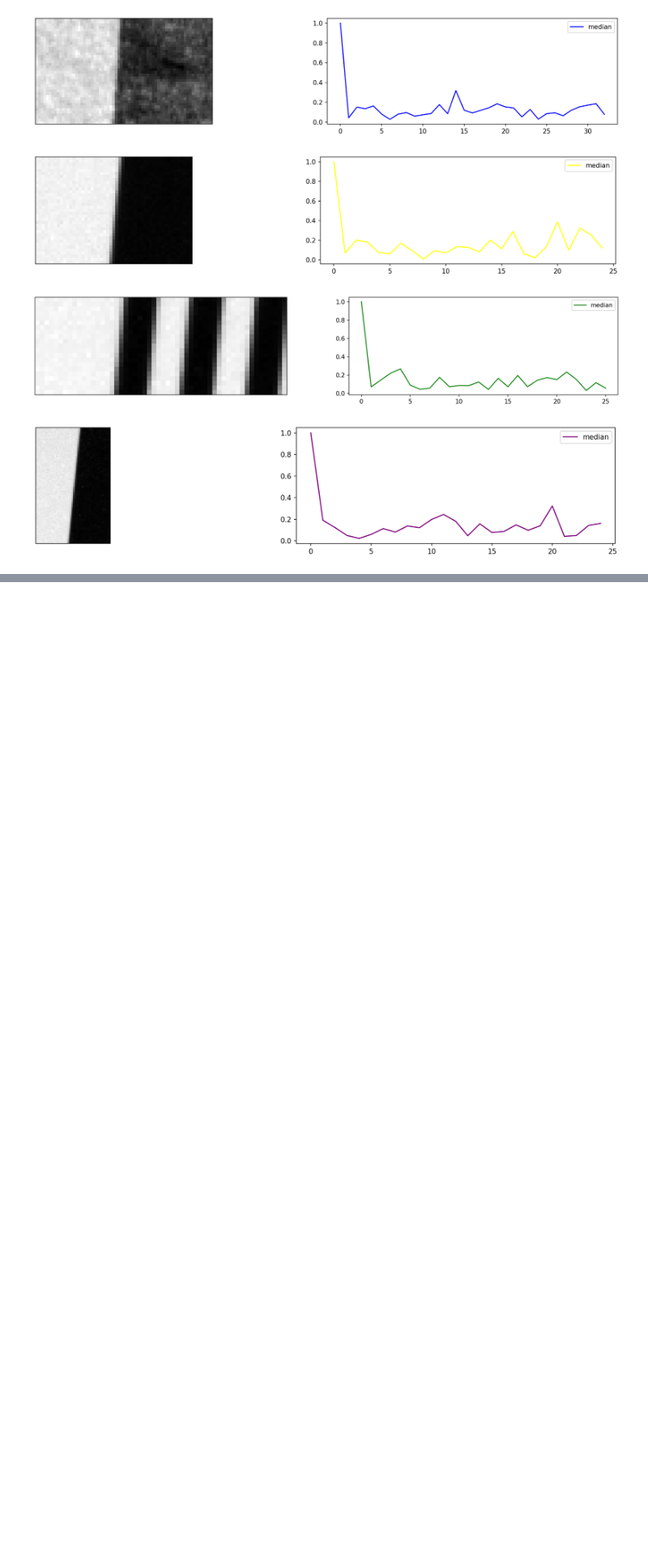
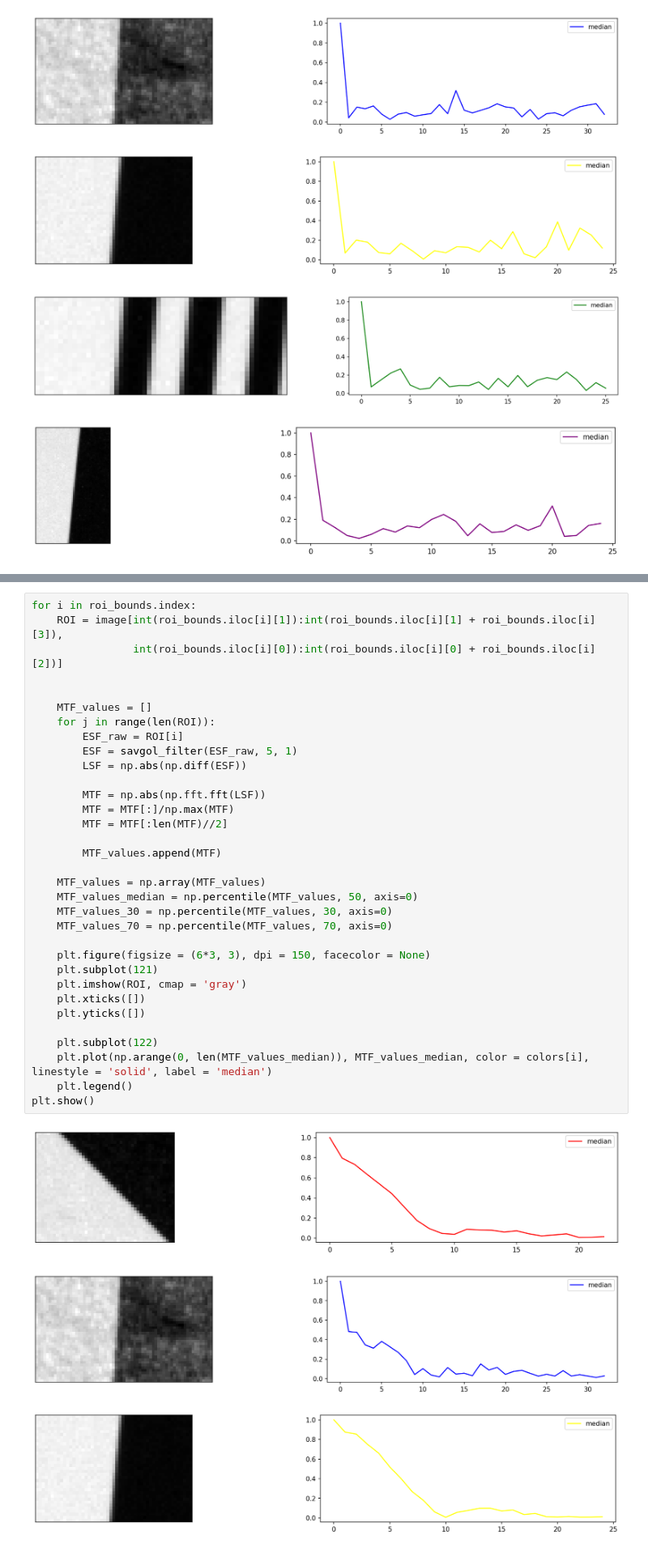
Before and after one commit to kennethmleo/Physics301-Optical-Payload-Characterization, a Jupyter notebook: Activity 02 - Contrast and Modulation Transfer Function/Activity 02_Constant_MTF.ipynb, the cells around one changed output, grey strips where cells are left out. Shown at 81% size. Cells and saved outputs as stored; diff of their text form; blank space fills up the shorter version.

Commit message:
updated activity 2 with filtered signal

```diff
--- a/Activity 02 - Contrast and Modulation Transfer Function/Activity 02_Constant_MTF.ipynb
+++ b/Activity 02 - Contrast and Modulation Transfer Function/Activity 02_Constant_MTF.ipynb
@@ -62,0 +66,37 @@ plt.show()
+# %%
+for i in roi_bounds.index:
+    ROI = image[int(roi_bounds.iloc[i][1]):int(roi_bounds.iloc[i][1] + roi_bounds.iloc[i][3]),
+                int(roi_bounds.iloc[i][0]):int(roi_bounds.iloc[i][0] + roi_bounds.iloc[i][2])]
+
+
+    MTF_values = []
+    for j in range(len(ROI)):
+        ESF_raw = ROI[i]
+        ESF = savgol_filter(ESF_raw, 5, 1)
+        LSF = np.abs(np.diff(ESF))
+
+        MTF = np.abs(np.fft.fft(LSF))
+        MTF = MTF[:]/np.max(MTF)
+        MTF = MTF[:len(MTF)//2]
+
+        MTF_values.append(MTF)
+
+    MTF_values = np.array(MTF_values)
+    MTF_values_median = np.percentile(MTF_values, 50, axis=0)
+    MTF_values_30 = np.percentile(MTF_values, 30, axis=0)
+    MTF_values_70 = np.percentile(MTF_values, 70, axis=0)
+
+    plt.figure(figsize = (6*3, 3), dpi = 150, facecolor = None)
+    plt.subplot(121)
+    plt.imshow(ROI, cmap = 'gray')
+    plt.xticks([])
+    plt.yticks([])
+
+    plt.subplot(122)
+    plt.plot(np.arange(0, len(MTF_values_median)), MTF_values_median, color = colors[i], linestyle = 'solid', label = 'median')
+    plt.legend()
+plt.show()
+# %% [output]
+[figure, added]
+[figure, added]
+[figure, added]
```
Also changed, not shown: parts of 4 cells of this notebook.
